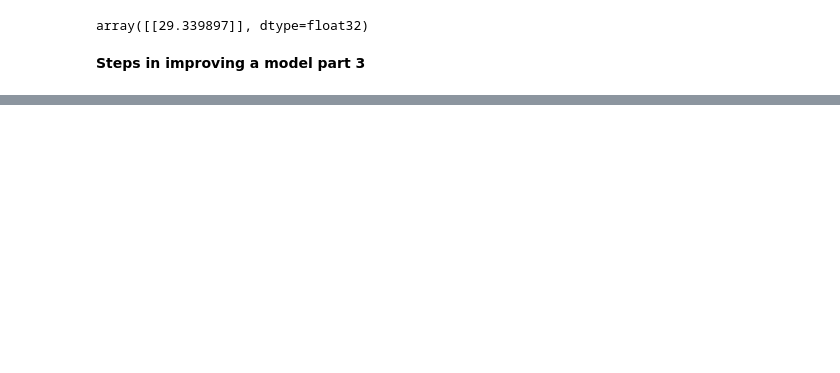
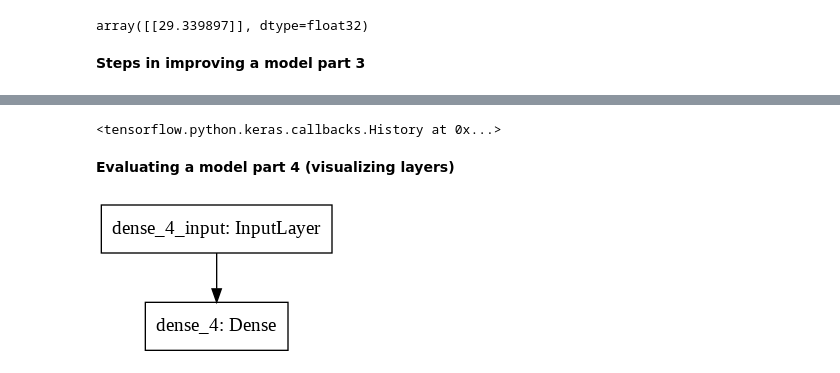
Before and after one commit to lsy-it-1995/Machine-Learning, a Jupyter notebook: Daniel Bourke/Daniel_Bourke_Module2.ipynb, the cells around one changed output, grey strips where cells are left out. Drawn from its saved outputs; the diff is of its cells as text; code cells hidden in the pictures; blank space fills up the shorter version.

```diff
--- a/Daniel Bourke/Daniel_Bourke_Module2.ipynb
+++ b/Daniel Bourke/Daniel_Bourke_Module2.ipynb
@@ -129,0 +222,9 @@ array([[26.777933]], dtype=float32)
+# %%
+model = tf.keras.Sequential([
+  tf.keras.layers.Dense(1)
+])
+
+model.compile(loss=tf.keras.losses.mae,
+              optimizer=tf.keras.optimizers.SGD(),
+              metrics=["mae"])
+model.fit(X_train, y_train, epochs=100)
@@ -129,0 +262,11 @@ array([[26.777933]], dtype=float32)
+# %%
+model.fit(X_train, y_train, epochs=100, verbose=0)
+# %% [output]
+<tensorflow.python.keras.callbacks.History at 0x...>
+# %% [markdown]
+**Evaluating a model part 4 (visualizing layers)**
+# %%
+from tensorflow.keras.utils import plot_model
+plot_model(model = model)
+# %% [output]
+[figure, added]
```
Also changed, not shown: parts of 35 cells of this notebook.
